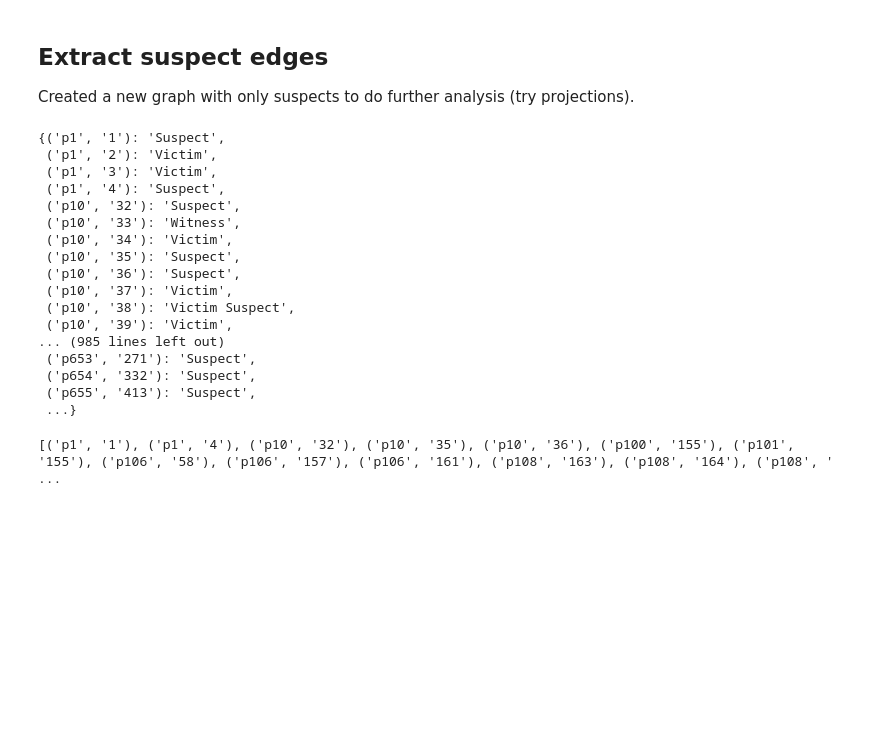
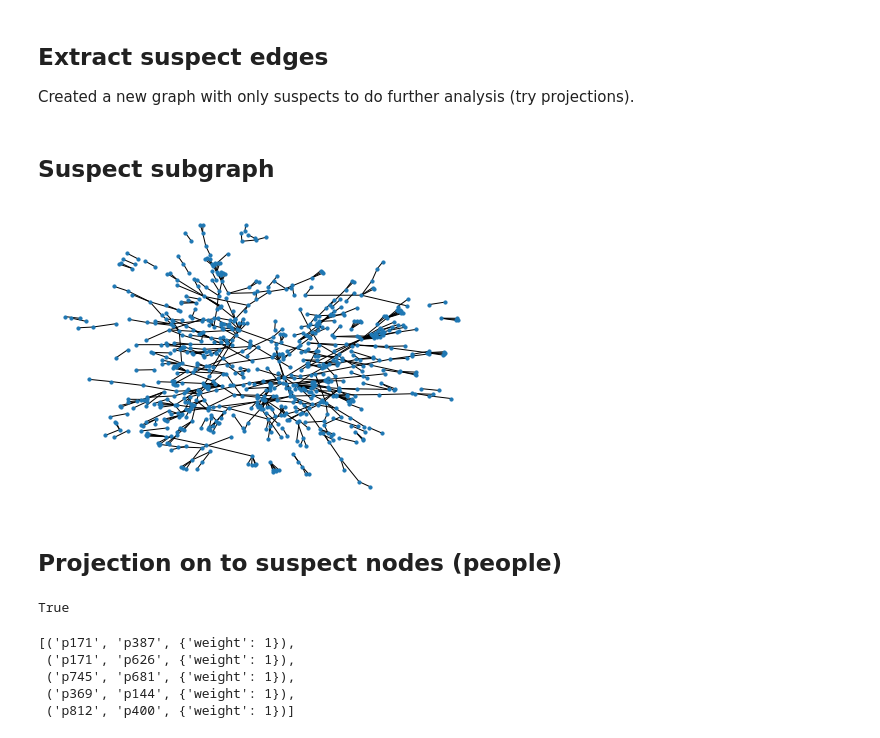
Before and after one commit to dmdequin/CrimeNetworkAnalysis, a Jupyter notebook: Notebooks/notebook.ipynb, the cells around one changed output. Drawn from its saved outputs; the diff is of its cells as text; code cells hidden in the pictures; blank space fills up the shorter version.

Commit message:
Update notebook.ipynb
Projections on suspect nodes

Co-Authored-By: Sabrina Pereira <57198690+sf-pear@users.noreply.github.com>

```diff
--- a/Notebooks/notebook.ipynb
+++ b/Notebooks/notebook.ipynb
@@ -357,28 +357,9 @@ plt.show()
 # %% [markdown]
 ## Extract suspect edges
 Created a new graph with only suspects to do further analysis (try projections).
-# %%
-nx.get_edge_attributes(G0, 'role')
-# %% [output]
-{('p1', '1'): 'Suspect',
- ('p1', '2'): 'Victim',
- ('p1', '3'): 'Victim',
- ('p1', '4'): 'Suspect',
- ('p10', '32'): 'Suspect',
- ('p10', '33'): 'Witness',
- ('p10', '34'): 'Victim',
- ('p10', '35'): 'Suspect',
- ('p10', '36'): 'Suspect',
- ('p10', '37'): 'Victim',
- ('p10', '38'): 'Victim Suspect',
- ('p10', '39'): 'Victim',
-... (985 lines left out)
- ('p653', '271'): 'Suspect',
- ('p654', '332'): 'Suspect',
- ('p655', '413'): 'Suspect',
- ...}
 # %%
-suspect_edges = [(u,v) for u,v,e in G0.edges(data=True) if e['role'] == 'Suspect']
-print(suspect_edges)
+# selected just the suspect edges
+suspect_edges = [(p,c) for p,c,e in G0.edges(data=True) if e['role'] == 'Suspect']
+#print(suspect_edges)
-# %% [output]
-[('p1', '1'), ('p1', '4'), ('p10', '32'), ('p10', '35'), ('p10', '36'), ('p100', '155'), ('p101', '155'), ('p106', '58'), ('p106', '157'), ('p106', '161'), ('p108', '163'), ('p108', '164'), ('p108', ' ...
+# %% [markdown]
+## Suspect subgraph
@@ -384,0 +370,12 @@ print(suspect_edges)
+# %%
+GS = G0.edge_subgraph(suspect_edges)
+# %%
+nx.draw(GS,pos,node_size=10)
+# %% [output]
+[figure, added]
+# %% [markdown]
+## Projection on to suspect nodes (people)
+# %%
+nx.is_bipartite(GS)
+# %% [output]
+True
@@ -384,0 +386,10 @@ print(suspect_edges)
+# %%
+# projection of suspect graph
+weighted_suspect_graph = nx.bipartite.weighted_projected_graph(GS, people_nodes_GS, ratio=False)
+list(weighted_suspect_graph.edges(data=True))[0:5]
+# %% [output]
+[('p171', 'p387', {'weight': 1}),
+ ('p171', 'p626', {'weight': 1}),
+ ('p745', 'p681', {'weight': 1}),
+ ('p369', 'p144', {'weight': 1}),
+ ('p812', 'p400', {'weight': 1})]
```
Also changed, not shown: parts of 8 cells of this notebook.
